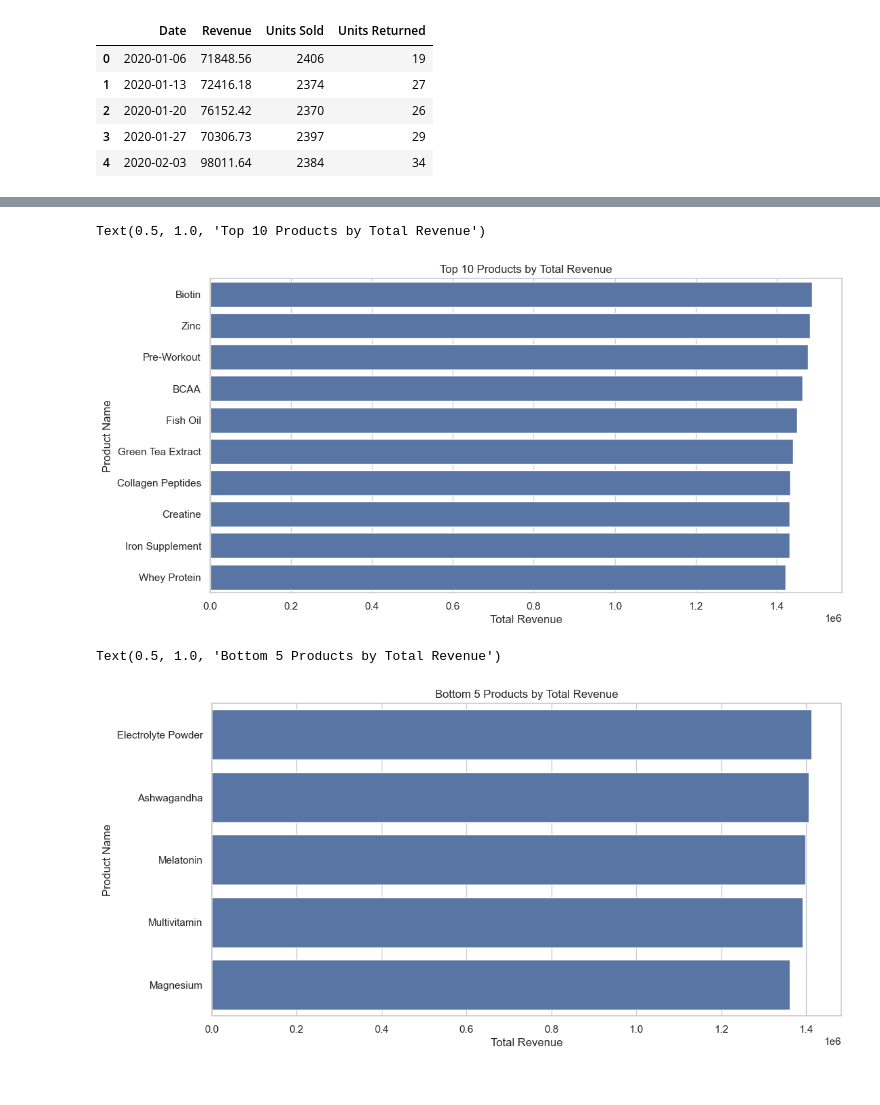
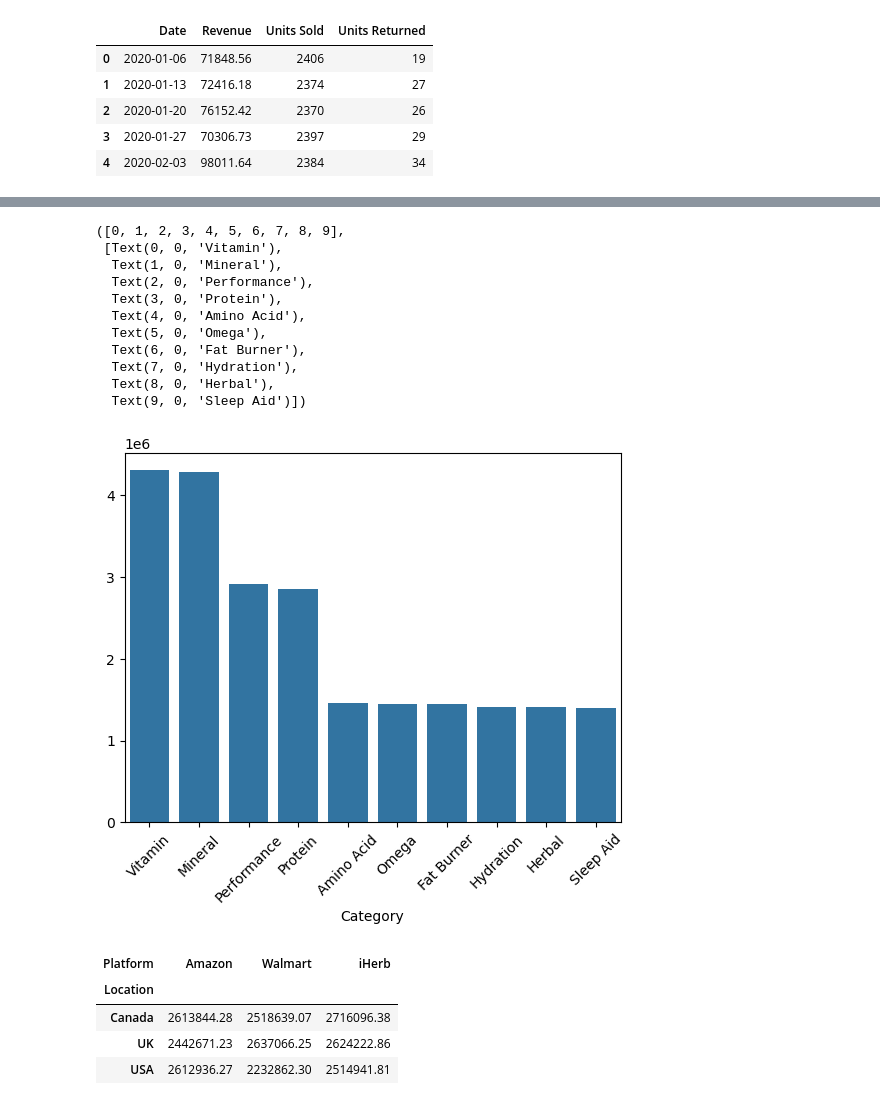
Before and after one commit to Mohamed-Shaheedullah/supplement-sales-EDA, a Jupyter notebook: supplement-sales-analysis.ipynb, the cells around one changed output, grey strips where cells are left out. Cells and saved outputs as stored; diff of their text form; code cells hidden in the pictures.

Commit message:
added charts including plotly

```diff
--- a/supplement-sales-analysis.ipynb
+++ b/supplement-sales-analysis.ipynb
@@ -143,16 +106,17 @@ df_rev.head(10)
-# %%
-sns.set(style='whitegrid')
-plt.figure(figsize=(12, 6))
-sns.barplot(x='Total Revenue', y='Product Name', data=df_rev.head(10))
-plt.title('Top 10 Products by Total Revenue')
-# %% [output]
-Text(0.5, 1.0, 'Top 10 Products by Total Revenue')
-[figure, removed]
-# %%
-sns.set(style='whitegrid')
-plt.figure(figsize=(12, 6))
-sns.barplot(x='Total Revenue', y='Product Name', data=df_rev.tail(5))
-plt.title('Bottom 5 Products by Total Revenue')
-# %% [output]
-Text(0.5, 1.0, 'Bottom 5 Products by Total Revenue')
-[figure, removed]
+# %%
+category_rev = df.groupby("Category")['Revenue'].sum().sort_values(ascending=False)
+sns.barplot(x=category_rev.index, y=category_rev.values)
+plt.xticks(rotation=45)
+# %% [output]
+([0, 1, 2, 3, 4, 5, 6, 7, 8, 9],
+ [Text(0, 0, 'Vitamin'),
+  Text(1, 0, 'Mineral'),
+  Text(2, 0, 'Performance'),
+  Text(3, 0, 'Protein'),
+  Text(4, 0, 'Amino Acid'),
+  Text(5, 0, 'Omega'),
+  Text(6, 0, 'Fat Burner'),
+  Text(7, 0, 'Hydration'),
+  Text(8, 0, 'Herbal'),
+  Text(9, 0, 'Sleep Aid')])
+[figure, added]
@@ -158,0 +125,8 @@ Text(0.5, 1.0, 'Bottom 5 Products by Total Revenue')
+# %%
+loc_platform
+# %% [output]
+| Platform | Amazon | Walmart | iHerb |
+| Location |  |  |  |
+| Canada | 2613844.28 | 2518639.07 | 2716096.38 |
+| UK | 2442671.23 | 2637066.25 | 2624222.86 |
+| USA | 2612936.27 | 2232862.30 | 2514941.81 |
```
Also changed, not shown: parts of 14 cells of this notebook.
